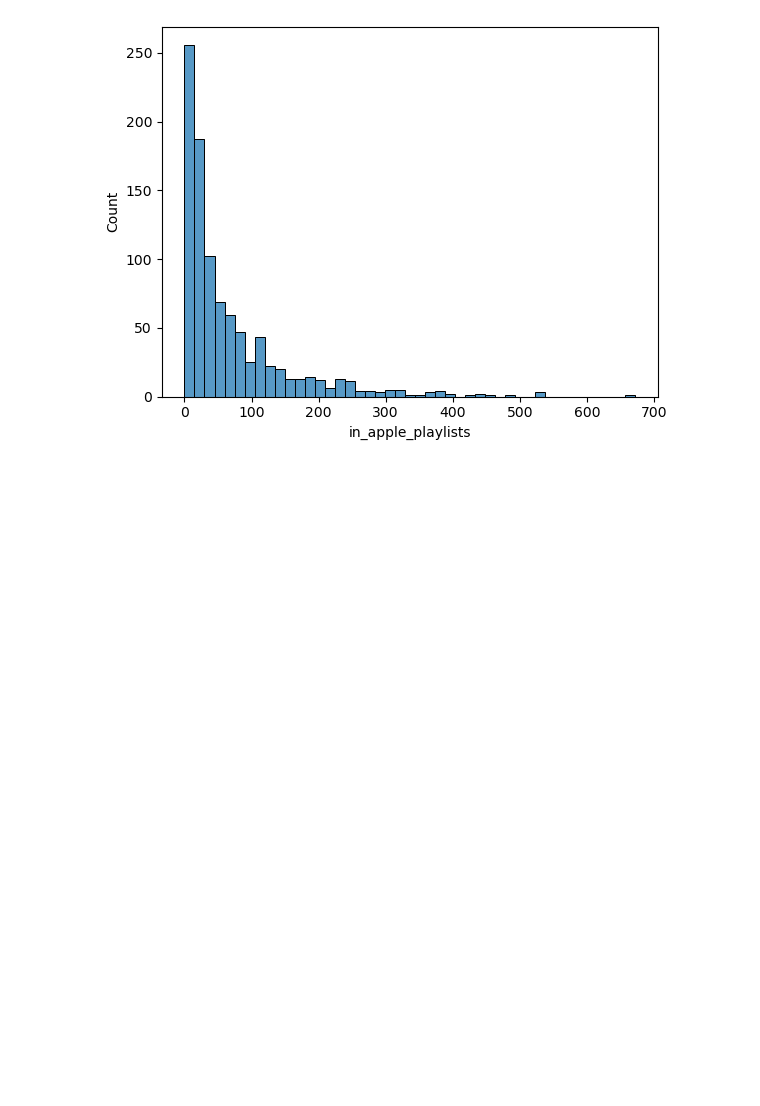
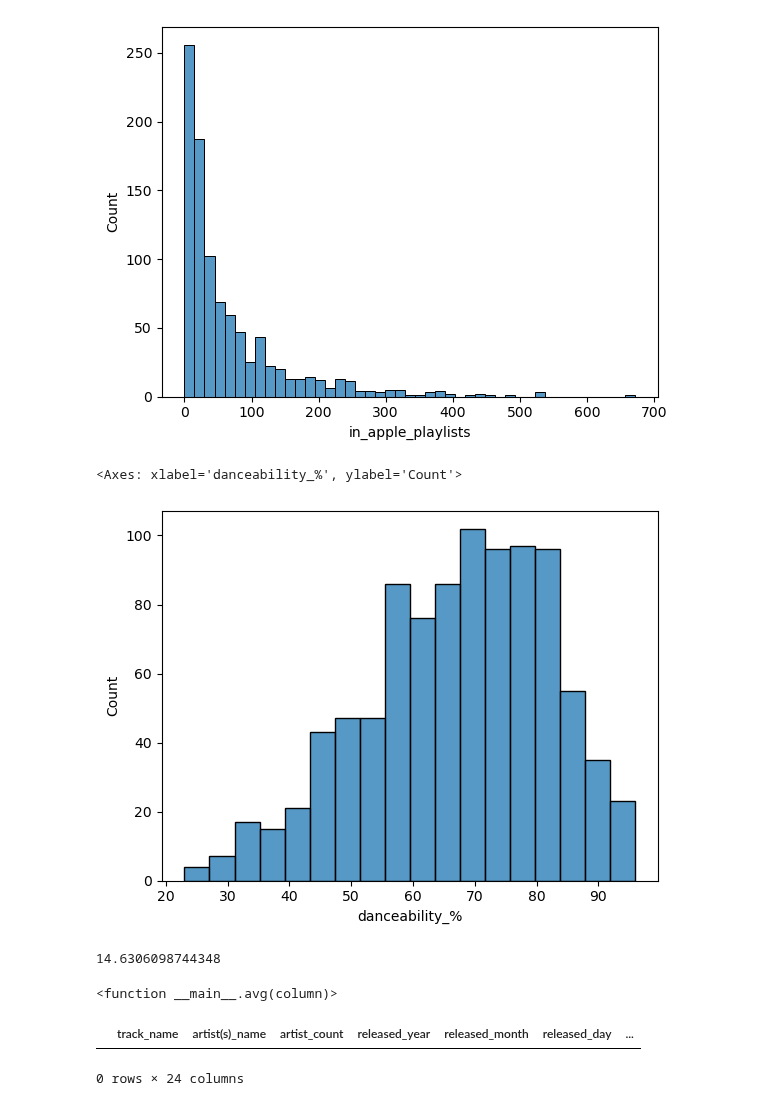
Before and after one commit to whoshilo/AI, a Jupyter notebook: Semester 1/Spotify/Spotify2023.ipynb, the cells around one changed output. Saved outputs shown, nothing was run; the diff lists cells and outputs as text; code cells hidden in the pictures; blank space fills up the shorter version.

```diff
--- a/Semester 1/Spotify/Spotify2023.ipynb
+++ b/Semester 1/Spotify/Spotify2023.ipynb
@@ -61,3 +61,28 @@ sns.histplot(data=df, x='in_apple_playlists')
 # %% [output]
 <Axes: xlabel='in_apple_playlists', ylabel='Count'>
 [figure]
+# %%
+sns.histplot(data=df, x='danceability_%')
+# %% [output]
+<Axes: xlabel='danceability_%', ylabel='Count'>
+[figure, added]
+# %%
+df['danceability_%'].std()
+# %% [output]
+14.6306098744348
+# %%
+def avg(column):
+    sum = 0
+    for value in column:
+        sum += value
+        column.mean()
+    return avg
+
+avg(df['bpm'])
+# %% [output]
+<function __main__.avg(column)>
+# %%
+df[df['artist(s)_name'] == 'Roddy Ricch']
+# %% [output]
+|  | track_name | artist(s)_name | artist_count | released_year | released_month | released_day | ... |
+0 rows × 24 columns
```
Also changed, not shown: parts of 3 cells of this notebook.
